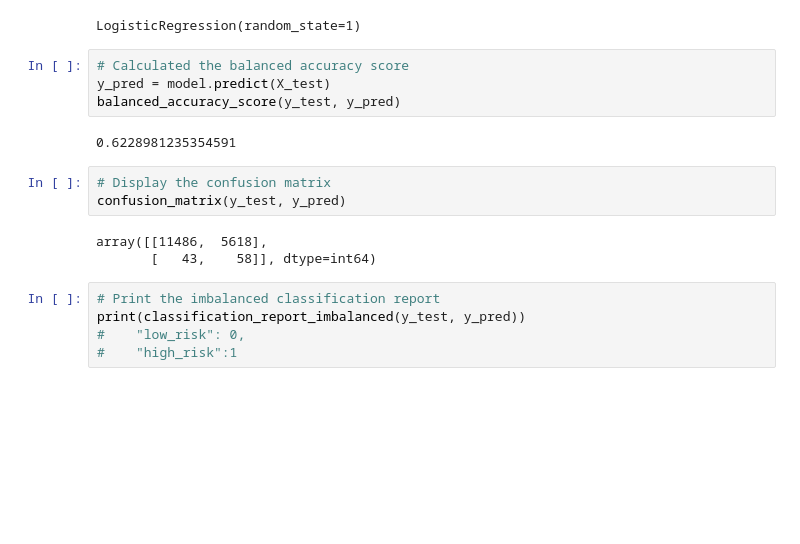
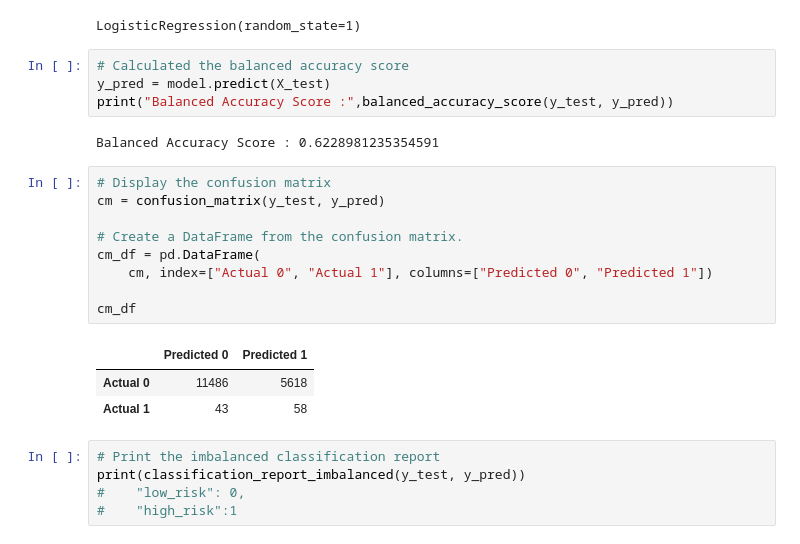
Before and after one commit to lkaruppiah54462/CreditRisk, a Jupyter notebook: credit_risk_resampling.ipynb, the cells around one changed output. Saved outputs shown, nothing was run; the diff lists cells and outputs as text; blank space fills up the shorter version.

```diff
--- a/credit_risk_resampling.ipynb
+++ b/credit_risk_resampling.ipynb
@@ -254,15 +262,22 @@ LogisticRegression(random_state=1)
 # %%
 # Calculated the balanced accuracy score
 y_pred = model.predict(X_test)
-balanced_accuracy_score(y_test, y_pred)
+print("Balanced Accuracy Score :",balanced_accuracy_score(y_test, y_pred))
 # %% [output]
-0.6228981235354591
+Balanced Accuracy Score : 0.6228981235354591
-# %%
-# Display the confusion matrix
-confusion_matrix(y_test, y_pred)
-# %% [output]
-array([[11486,  5618],
-       [   43,    58]], dtype=int64)
+# %%
+# Display the confusion matrix
+cm = confusion_matrix(y_test, y_pred)
+
+# Create a DataFrame from the confusion matrix.
+cm_df = pd.DataFrame(
+    cm, index=["Actual 0", "Actual 1"], columns=["Predicted 0", "Predicted 1"])
+
+cm_df
+# %% [output]
+|  | Predicted 0 | Predicted 1 |
+| Actual 0 | 11486 | 5618 |
+| Actual 1 | 43 | 58 |
 # %%
 # Print the imbalanced classification report
 print(classification_report_imbalanced(y_test, y_pred))
```
Also changed, not shown: parts of 18 cells of this notebook, 1 other file.
